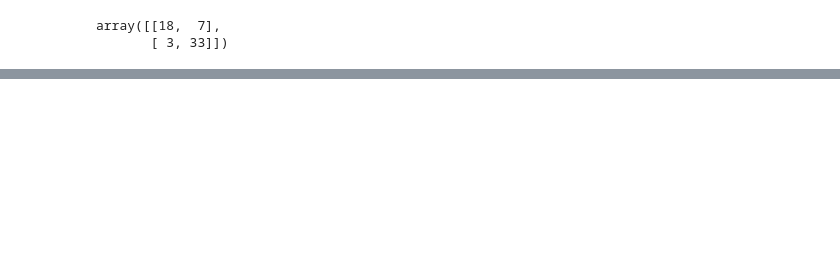
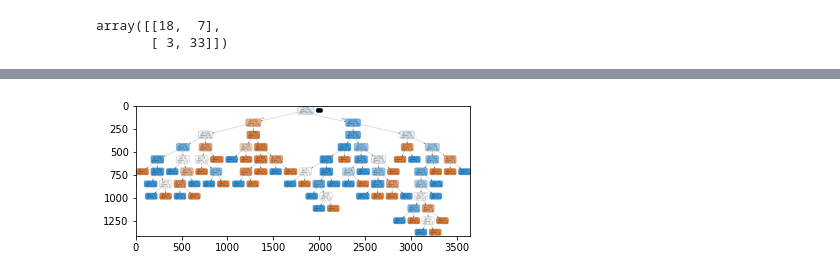
Before and after one commit to RamanEbrahimi/MIS_ML_Project, a Jupyter notebook: MIS_Project2_Phase1.ipynb, the cells around one changed output, grey strips where cells are left out. Saved outputs shown, nothing was run; the diff lists cells and outputs as text; code cells hidden in the pictures; blank space fills up the shorter version.

```diff
--- a/MIS_Project2_Phase1.ipynb
+++ b/MIS_Project2_Phase1.ipynb
@@ -263,0 +285,30 @@ weighted avg       0.84      0.84      0.83        61
+# %%
+from sklearn import tree
+import graphviz
+import matplotlib.pyplot as plt
+import matplotlib.image as pltimg
+import pydotplus
+
+
+X = X_values
+Y = Y_values
+clf = tree.DecisionTreeClassifier()
+clf = clf.fit(X, Y)
+# tree.plot_tree(clf)
+
+# Plotting high quality and saving as pdf file.
+# dot_data = tree.export_graphviz(clf, out_file=None, filled=True, rounded=True, special_characters=True)
+# graph = graphviz.Source(dot_data)
+# graph.render('decisiontree') # as pdf
+
+dtree = tree.DecisionTreeClassifier()
+dtree = dtree.fit(X, Y)
+data = tree.export_graphviz(dtree, out_file=None, filled=True, rounded=True, special_characters=True)
+graph = pydotplus.graph_from_dot_data(data)
+graph.write_png('mydecisiontree.png')
+
+img=pltimg.imread('mydecisiontree.png') # as png
+imgplot = plt.imshow(img)
+plt.show()
+# %% [output]
+[figure, added]
```
Also changed, not shown: parts of 6 cells of this notebook.
